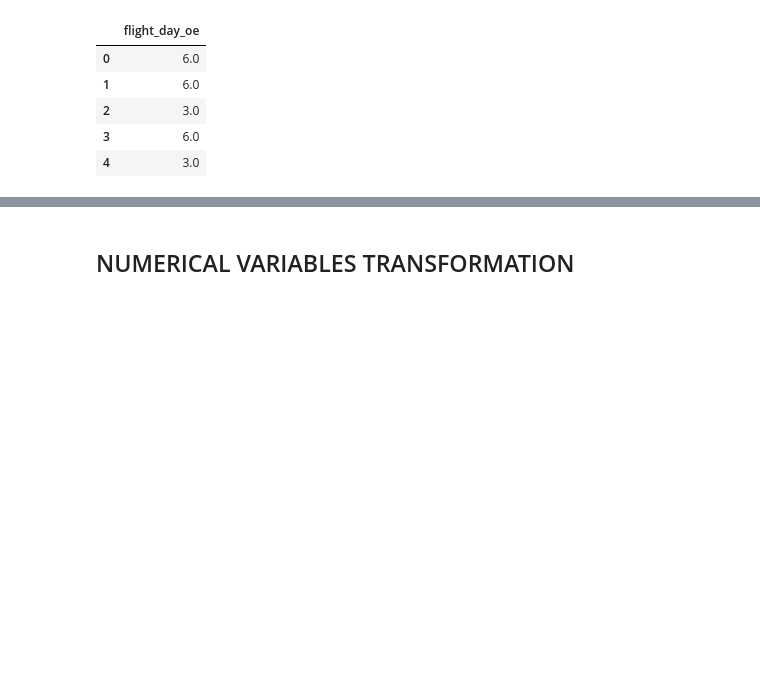
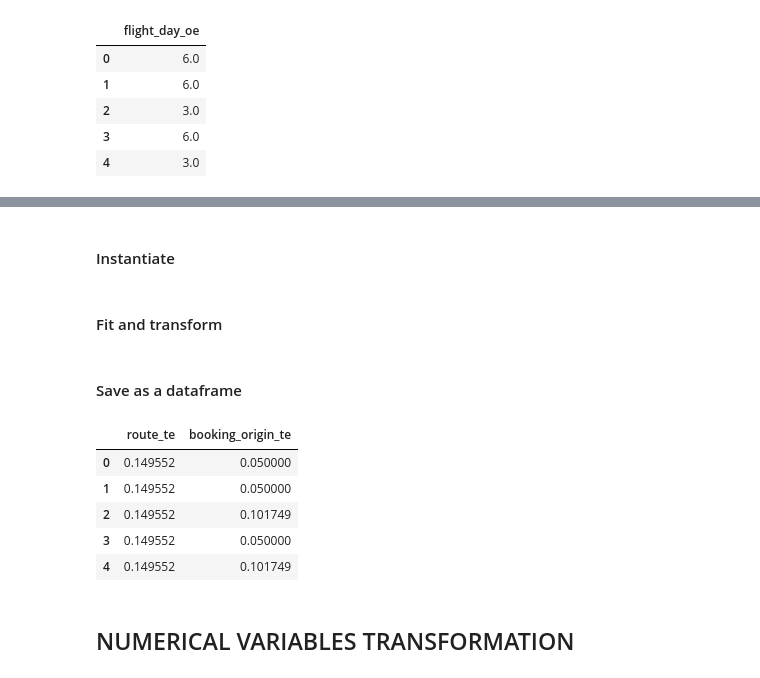
Before and after one commit to luis-cj/data-science-british-airways, a Jupyter notebook: 3_Task2_data_transformation.ipynb, the cells around one changed output, grey strips where cells are left out. Cells and saved outputs as stored; diff of their text form; code cells hidden in the pictures; blank space fills up the shorter version.

Commit message:
fixed target encoding

```diff
--- a/3_Task2_data_transformation.ipynb
+++ b/3_Task2_data_transformation.ipynb
@@ -101,3 +105,29 @@ cat_oe.head()
+# %%
+var_te = ["route","booking_origin"]
+# %% [markdown]
+#### Instantiate
+# %%
+te = TargetEncoder(min_samples_leaf=100, return_df = False)
+# %% [markdown]
+#### Fit and transform
+# %%
+cat_te = te.fit_transform(cat[var_te].reset_index(drop=True), y = target)
+# %% [markdown]
+#### Save as a dataframe
+# %%
+#Add suffixes to variables' names
+names_te = [variable + '_te' for variable in var_te]
+
+#Save as a dataframe
+cat_te = pd.DataFrame(cat_te, columns = names_te)
+cat_te.head()
+# %% [output]
+|  | route_te | booking_origin_te |
+| 0 | 0.149552 | 0.050000 |
+| 1 | 0.149552 | 0.050000 |
+| 2 | 0.149552 | 0.101749 |
+| 3 | 0.149552 | 0.050000 |
+| 4 | 0.149552 | 0.101749 |
 # %% [markdown]
 ## NUMERICAL VARIABLES TRANSFORMATION
 # %% [markdown]
```
Also changed, not shown: parts of 12 cells of this notebook, 1 other file.
